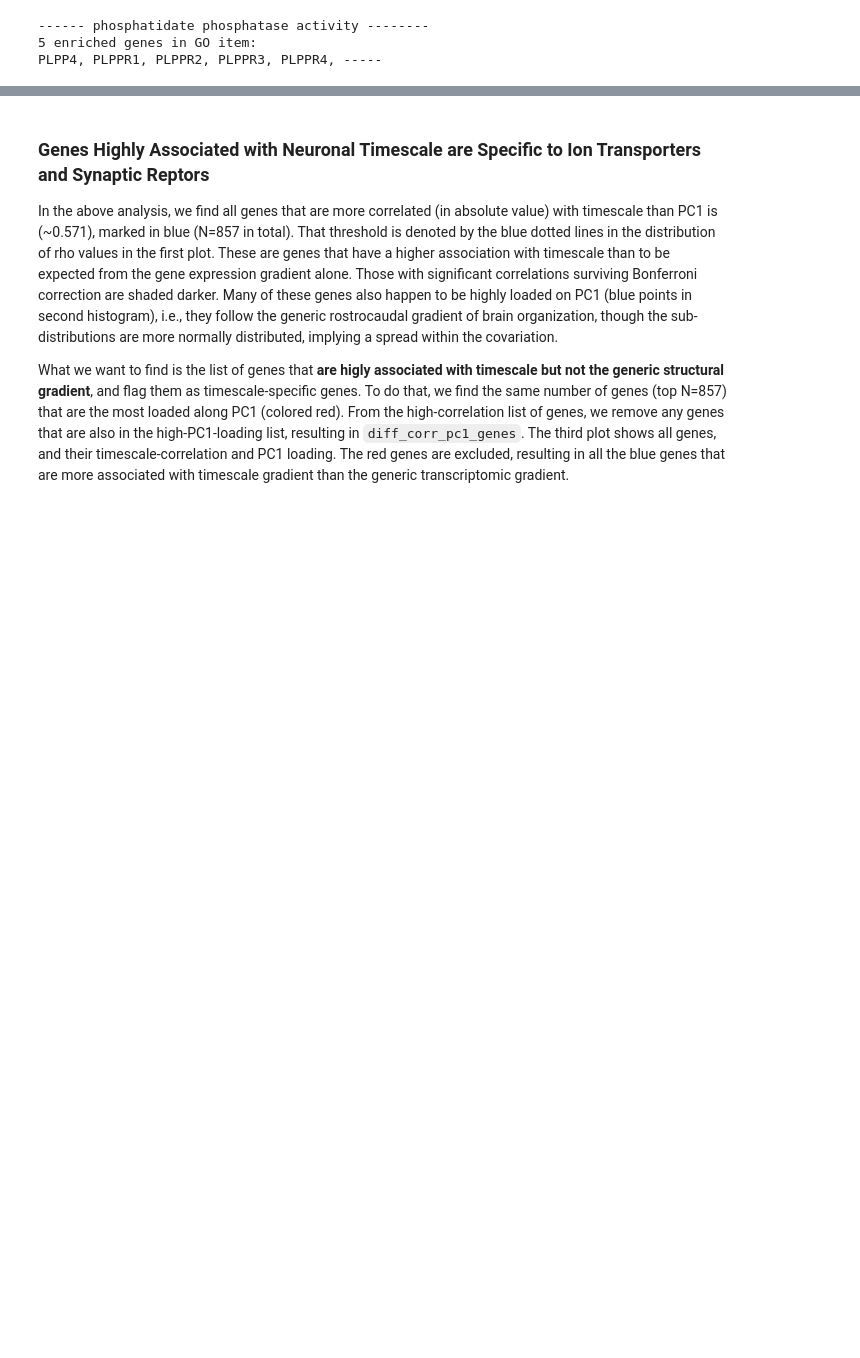
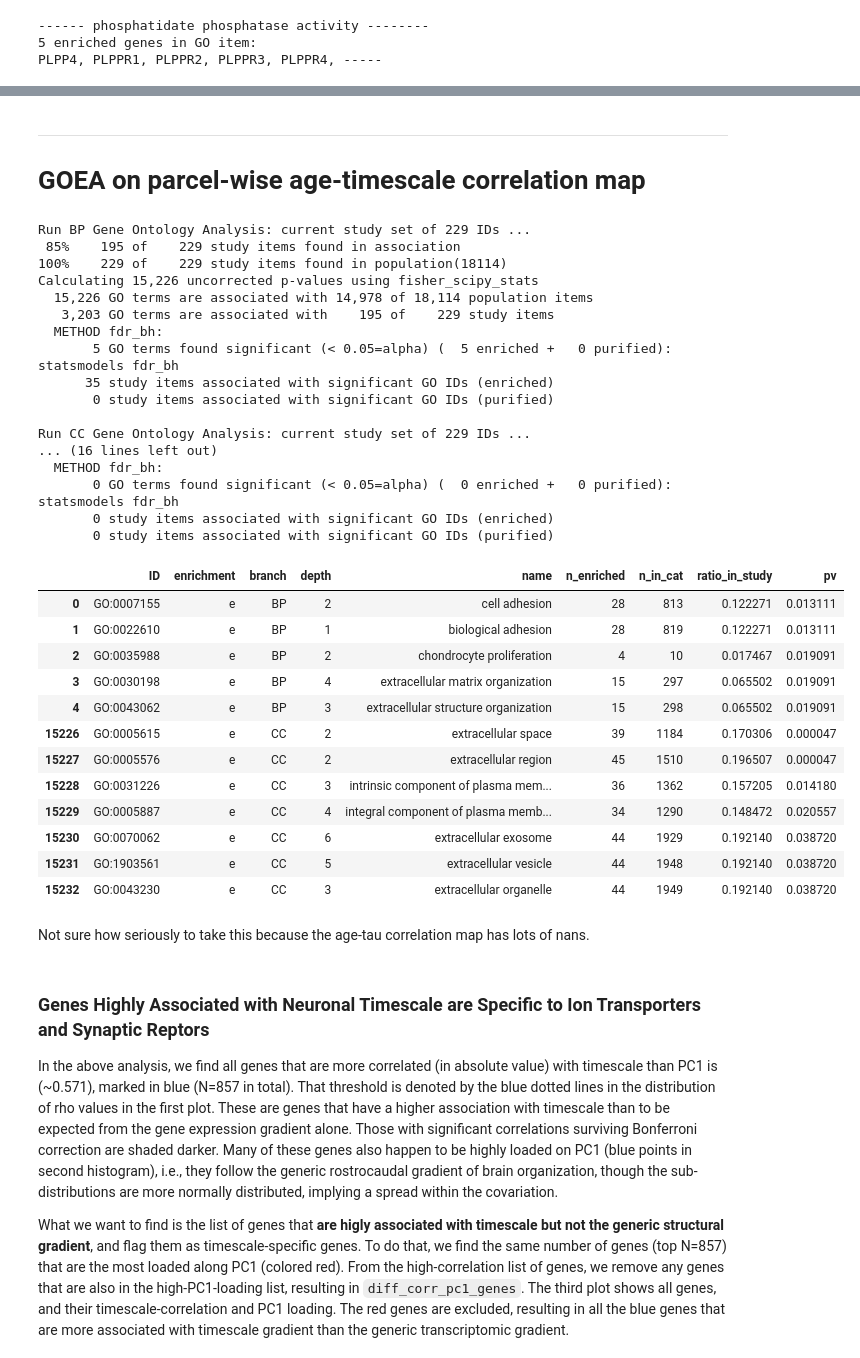
Before and after one commit to rdgao/field-echos, a Jupyter notebook: notebooks/3_viz_human_structural.ipynb, the cells around one changed output, grey strips where cells are left out. Drawn from its saved outputs; the diff is of its cells as text; code cells hidden in the pictures; blank space fills up the shorter version.

Commit message:
added age-GOEA analysis

```diff
--- a/notebooks/3_viz_human_structural.ipynb
+++ b/notebooks/3_viz_human_structural.ipynb
@@ -1325,3 +1332,71 @@ Run CC Gene Ontology Analysis: current study set of 166 IDs ...
 | 8736 | GO:0015079 | e | MF | 7 | potassium ion transmembrane trans... | 16 | 77 | 0.096386 | 0.007274 |
 | 8742 | GO:0005267 | e | MF | 8 | potassium channel activity | 14 | 67 | 0.084337 | 0.014203 |
 | 8745 | GO:0005249 | e | MF | 9 | voltage-gated potassium channel a... | 11 | 47 | 0.066265 | 0.022733 |
+# %% [markdown]
+---
+# GOEA on parcel-wise age-timescale correlation map
+# %%
+df_tau_age = pd.read_csv('../data/df_tau_age.csv', index_col=0)
+df_tau_age['rho'][np.isnan(df_tau_age['rho'])] = 0 # set nans to 0
+
+# fit PLS to timescale & gene residual
+pls = PLSRegression(n_components=1)
+X = df_genes.values
+Y = df_tau_age['rho'].values
+
+pls.fit(X[~np.isnan(Y),:], Y[~np.isnan(Y)])
+pls_coefs_emp_agecorr = pls.coef_.squeeze()
+
+# have to make new surrogate maps for the T1T2-removed tau maps and
+msr_nulls_agecorr = ts_msr.randomize(df_tau_age['rho'].values)
+
+# fit PLS to surrogate maps to get null distribution
+pls_coefs_nulls_agecorr = np.zeros((msr_nulls_agecorr.shape[0], len(pls_coefs_emp_agecorr)))
+for i_y, Y in enumerate(msr_nulls_agecorr):
+    pls.fit(X, Y)
+    pls_coefs_nulls_agecorr[i_y,:] = pls.coef_.squeeze()
+
+# find permuted p-values
+pv_pls_coefs_agecorr = 1-(abs(pls_coefs_emp_agecorr)>abs(pls_coefs_nulls_agecorr)).sum(0)/msr_nulls_agecorr.shape[0]
+
+# # make df of genes and their PLS weights & pvalues
+df_pls_agecorr = pd.DataFrame(
+    np.vstack((pls_coefs_emp_agecorr, pv_pls_coefs_agecorr)).T,
+    columns=['w', 'pv'],
+    index=df_genes.columns)
+# %%
+_, df_goea_sig_agecorr, _, _ = echo_utils.run_goea(df_pls_agecorr, symbol2id_dict, goea_obj, posneg='neg')
+df_goea_sig_agecorr
+# %% [output]
+Run BP Gene Ontology Analysis: current study set of 229 IDs ...
+ 85%    195 of    229 study items found in association
+100%    229 of    229 study items found in population(18114)
+Calculating 15,226 uncorrected p-values using fisher_scipy_stats
+  15,226 GO terms are associated with 14,978 of 18,114 population items
+   3,203 GO terms are associated with    195 of    229 study items
+  METHOD fdr_bh:
+       5 GO terms found significant (< 0.05=alpha) (  5 enriched +   0 purified): statsmodels fdr_bh
+      35 study items associated with significant GO IDs (enriched)
+       0 study items associated with significant GO IDs (purified)
+
+Run CC Gene Ontology Analysis: current study set of 229 IDs ...
+... (16 lines left out)
+  METHOD fdr_bh:
+       0 GO terms found significant (< 0.05=alpha) (  0 enriched +   0 purified): statsmodels fdr_bh
+       0 study items associated with significant GO IDs (enriched)
+       0 study items associated with significant GO IDs (purified)
+|  | ID | enrichment | branch | depth | name | n_enriched | n_in_cat | ratio_in_study | pv |
+| 0 | GO:0007155 | e | BP | 2 | cell adhesion | 28 | 813 | 0.122271 | 0.013111 |
+| 1 | GO:0022610 | e | BP | 1 | biological adhesion | 28 | 819 | 0.122271 | 0.013111 |
+| 2 | GO:0035988 | e | BP | 2 | chondrocyte proliferation | 4 | 10 | 0.017467 | 0.019091 |
+| 3 | GO:0030198 | e | BP | 4 | extracellular matrix organization | 15 | 297 | 0.065502 | 0.019091 |
+| 4 | GO:0043062 | e | BP | 3 | extracellular structure organization | 15 | 298 | 0.065502 | 0.019091 |
+| 15226 | GO:0005615 | e | CC | 2 | extracellular space | 39 | 1184 | 0.170306 | 0.000047 |
+| 15227 | GO:0005576 | e | CC | 2 | extracellular region | 45 | 1510 | 0.196507 | 0.000047 |
+| 15228 | GO:0031226 | e | CC | 3 | intrinsic component of plasma mem... | 36 | 1362 | 0.157205 | 0.014180 |
+| 15229 | GO:0005887 | e | CC | 4 | integral component of plasma memb... | 34 | 1290 | 0.148472 | 0.020557 |
+| 15230 | GO:0070062 | e | CC | 6 | extracellular exosome | 44 | 1929 | 0.192140 | 0.038720 |
+| 15231 | GO:1903561 | e | CC | 5 | extracellular vesicle | 44 | 1948 | 0.192140 | 0.038720 |
+| 15232 | GO:0043230 | e | CC | 3 | extracellular organelle | 44 | 1949 | 0.192140 | 0.038720 |
+# %% [markdown]
+Not sure how seriously to take this because the age-tau correlation map has lots of nans.
```
Also changed, not shown: parts of 15 cells of this notebook, 29 other files.
